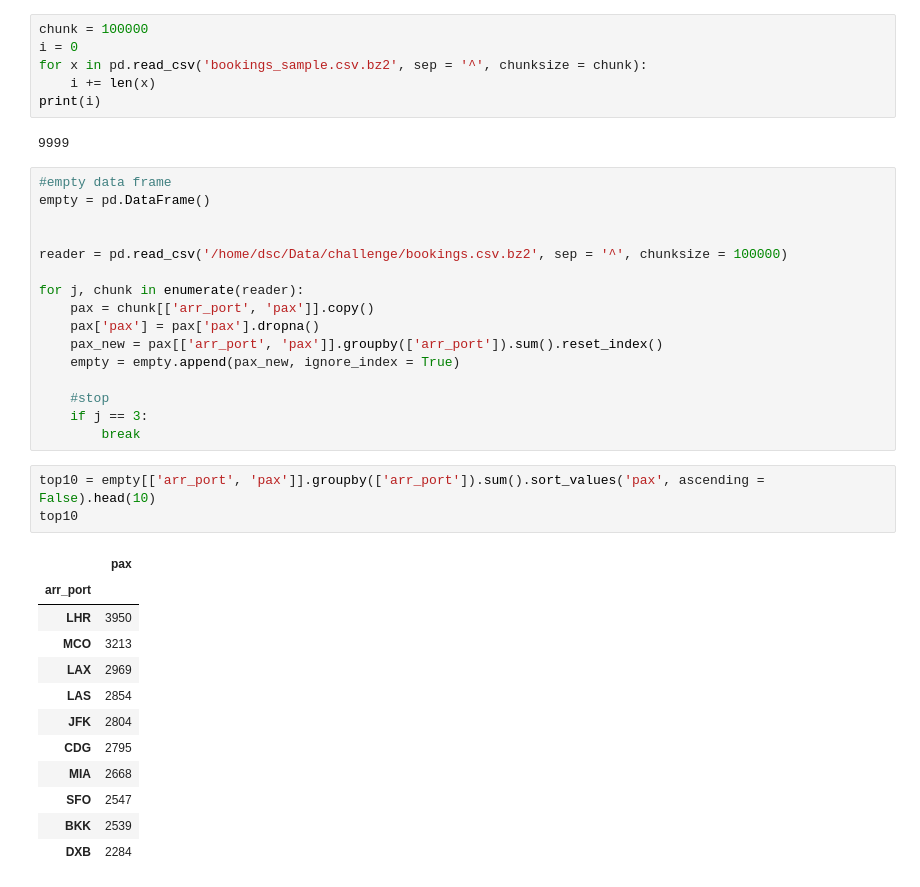
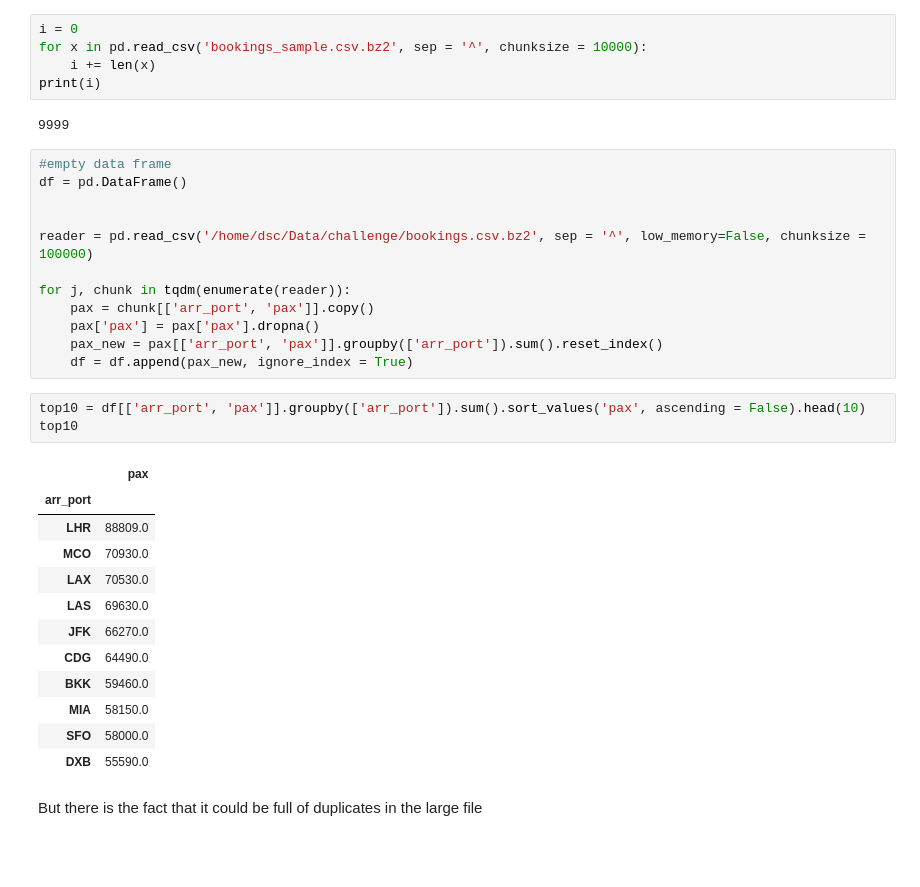
Before and after one commit to dan1dr/DS_challenge, a Jupyter notebook: Exercise_1_and_2.ipynb, the cells around one changed output. Cells and saved outputs as stored; diff of their text form; blank space fills up the shorter version.

```diff
--- a/Exercise_1_and_2.ipynb
+++ b/Exercise_1_and_2.ipynb
@@ -335,42 +335,39 @@ In order to manage big files, we need to learn how to chunk (i.e. taking individ
 # %% [markdown]
 Now chunk by chunk
 # %%
-chunk = 100000
 i = 0
-for x in pd.read_csv('bookings_sample.csv.bz2', sep = '^', chunksize = chunk):
+for x in pd.read_csv('bookings_sample.csv.bz2', sep = '^', chunksize = 10000):
     i += len(x)
 print(i)
 # %% [output]
 9999
 # %%
 #empty data frame
-empty = pd.DataFrame()
+df = pd.DataFrame()
 
 
-reader = pd.read_csv('/home/dsc/Data/challenge/bookings.csv.bz2', sep = '^', chunksize = 100000)
+reader = pd.read_csv('/home/dsc/Data/challenge/bookings.csv.bz2', sep = '^', low_memory=False, chunksize = 100000)
 
-for j, chunk in enumerate(reader):
+for j, chunk in tqdm(enumerate(reader)):
     pax = chunk[['arr_port', 'pax']].copy()
     pax['pax'] = pax['pax'].dropna()
     pax_new = pax[['arr_port', 'pax']].groupby(['arr_port']).sum().reset_index()
-    empty = empty.append(pax_new, ignore_index = True)
-
-    #stop
-    if j == 3:
-        break
+    df = df.append(pax_new, ignore_index = True)
 # %%
-top10 = empty[['arr_port', 'pax']].groupby(['arr_port']).sum().sort_values('pax', ascending = False).head(10)
+top10 = df[['arr_port', 'pax']].groupby(['arr_port']).sum().sort_values('pax', ascending = False).head(10)
 top10
 # %% [output]
 |  | pax |
 | arr_port |  |
-| LHR | 3950 |
-| MCO | 3213 |
-| LAX | 2969 |
-| LAS | 2854 |
-| JFK | 2804 |
-| CDG | 2795 |
-| MIA | 2668 |
-| SFO | 2547 |
-| BKK | 2539 |
-| DXB | 2284 |
+| LHR | 88809.0 |
+| MCO | 70930.0 |
+| LAX | 70530.0 |
+| LAS | 69630.0 |
+| JFK | 66270.0 |
+| CDG | 64490.0 |
+| BKK | 59460.0 |
+| MIA | 58150.0 |
+| SFO | 58000.0 |
+| DXB | 55590.0 |
+# %% [markdown]
+But there is the fact that it could be full of duplicates in the large file
```
Also changed, not shown: parts of 7 cells of this notebook.
